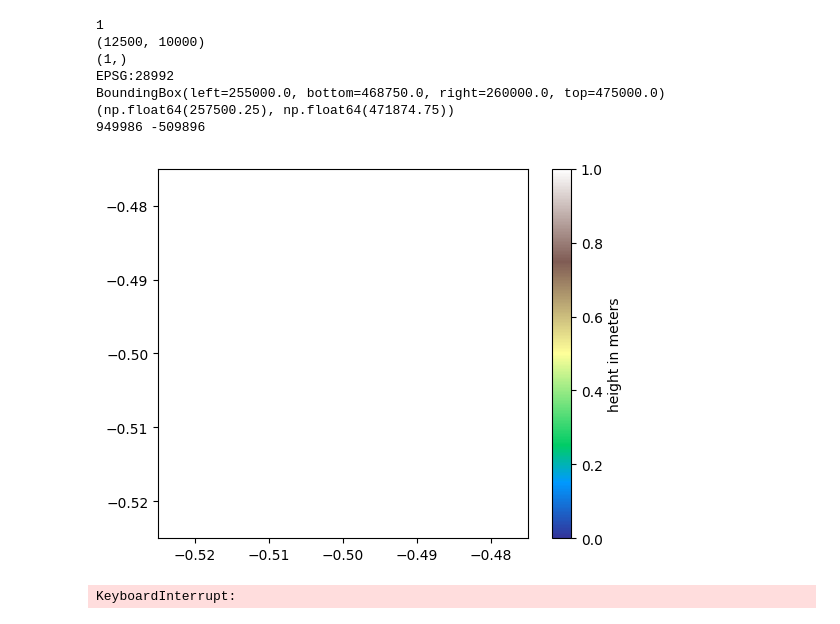
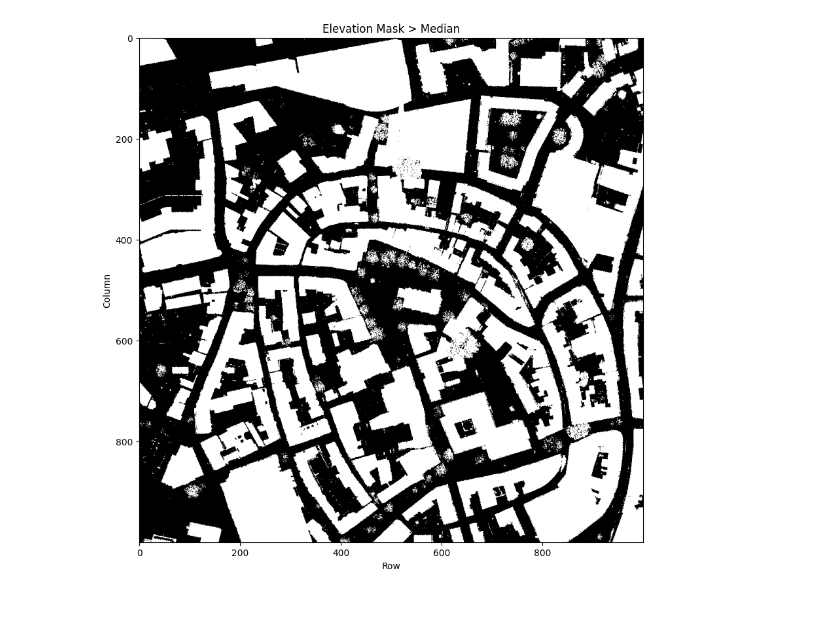
Before and after one commit to darkroasted/DS_CV_assignments, a Jupyter notebook: GIS_assignments/Assignment1_gis.ipynb, the cells around one changed output. Saved outputs shown, nothing was run; the diff lists cells and outputs as text; code cells hidden in the pictures.

Commit message:
Created a map that shows a mask of the city of Enschede

```diff
--- a/GIS_assignments/Assignment1_gis.ipynb
+++ b/GIS_assignments/Assignment1_gis.ipynb
@@ -1,47 +1,47 @@
 # %%
 import rasterio
 import numpy as np
-import pandas as pd
-import rasterio.features
-import rasterio.warp
-import matplotlib
 import matplotlib.pyplot as plt
-from rasterio.transform import Affine
-
+from pyproj import Transformer
 
 path = "R_34FN2.tif"
 dataset = rasterio.open(path)
-print(dataset.count)
-print(dataset.shape)
-print(dataset.indexes)
-print(dataset.crs)
-print(dataset.bounds)
-#print(dataset.meta)
 numpy_data = dataset.read(1)
 
-x, y = ((dataset.bounds.left + dataset.bounds.right) / 2, (dataset.bounds.top + dataset.bounds.bottom) / 2)
-row, col = dataset.index(x,y)
-print(dataset.xy(row,col))
+lat = 52.220778
+lon = 6.895444
 
-print(a,b)
-slice_data = numpy_data[row-500:row+500, col-1000:b]
+transformer_to_rd = Transformer.from_crs("EPSG:4326", "EPSG:28992", always_xy=True)
+x_rd, y_rd = transformer_to_rd.transform(lon, lat)
 
-plt.imshow(slice_data, cmap="terrain")
-plt.colorbar(label="height in meters")
+row, col = dataset.index(x_rd, y_rd)
+
+row_start = row - 500
+row_end = row + 500
+col_start = col - 500
+col_end = col + 500
+
+slice_data = numpy_data[row-500:row+500, col_s:col_end]
+
+nodata = dataset.nodata
+if nodata is not None:
+    valid_pixels = slice_data[slice_data != nodata]
+    median_height = np.median(valid_pixels)
+else:
+    median_height = np.median(slice_data)
+
+mask = slice_data > median_height
+
+# 9. Plot the data
+plt.figure(figsize=(10, 10))
+plt.imshow(mask, cmap="gray")
+plt.title("Elevation Mask > Median")
+plt.xlabel("Row")
+plt.ylabel("Column")
+
+plt.ticklabel_format(style='plain', useOffset=False, axis='both')
 plt.show()
+
+dataset.close()
 # %% [output]
-1
-(12500, 10000)
-(1,)
-EPSG:28992
-BoundingBox(left=255000.0, bottom=468750.0, right=260000.0, top=475000.0)
-(np.float64(257500.25), np.float64(471874.75))
-949986 -509896
-[figure, old version]
+[figure, new version]
-# %%
-for geom, val in rasterio.features.shapes(
-            mask, transform=dataset.transform):
-        geom = rasterio.warp.transform_geom(
-            dataset.crs, 'EPSG:4326', geom, precision=6)
-# %% [output]
-KeyboardInterrupt:
```
